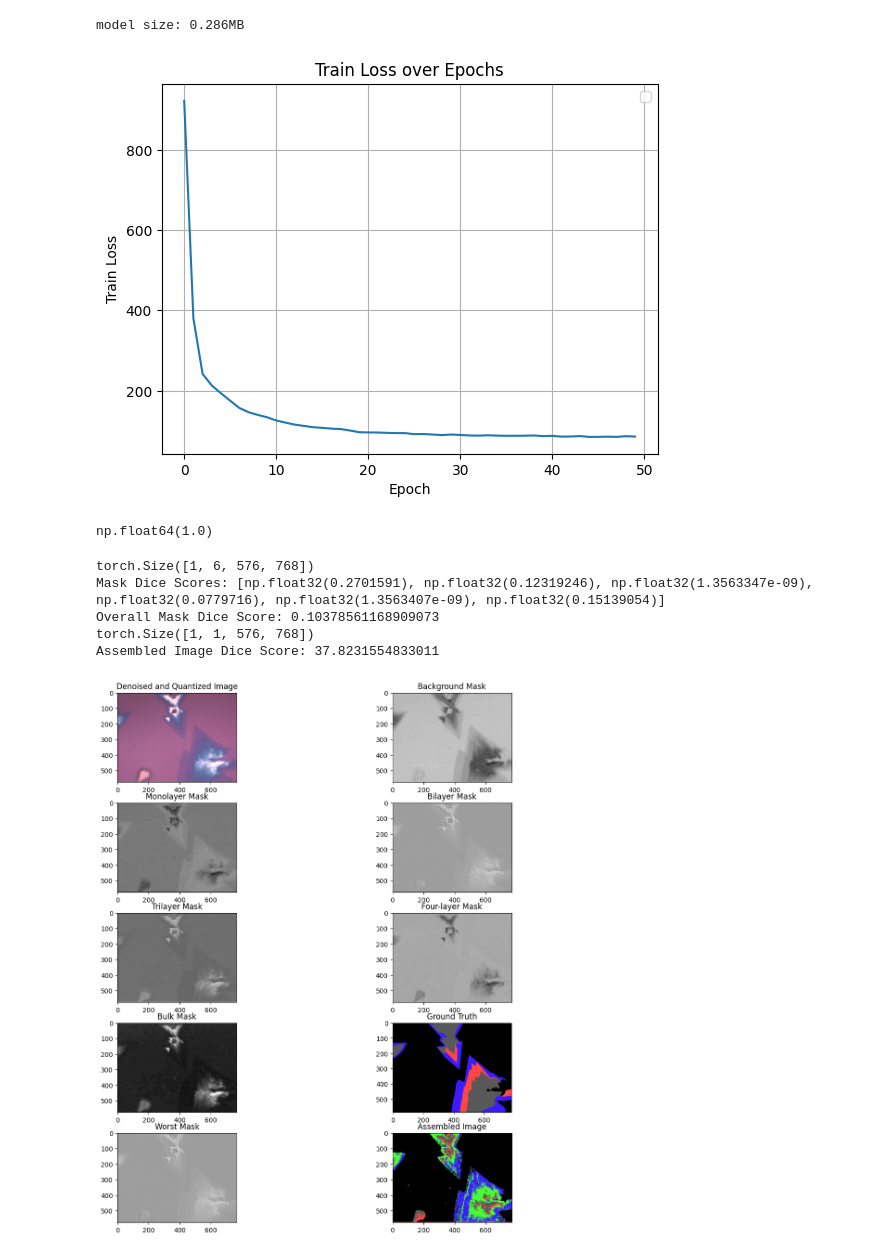
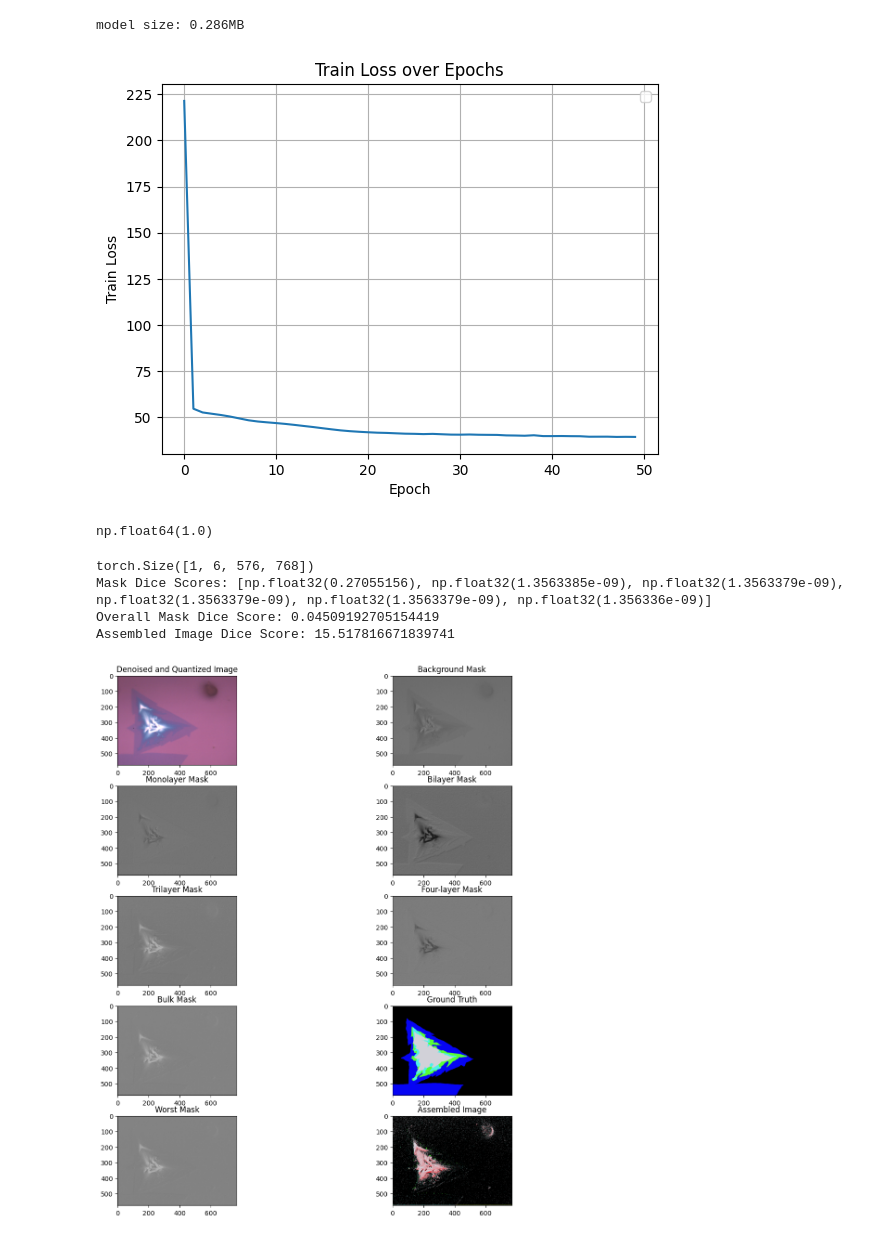
Before and after one commit to JackyL100/MoS2, a Jupyter notebook: Playground/Factorizer.ipynb, the cells around one changed output. Saved outputs shown, nothing was run; the diff lists cells and outputs as text; code cells hidden in the pictures.

Commit message:
Using new mask data

```diff
--- a/Playground/Factorizer.ipynb
+++ b/Playground/Factorizer.ipynb
@@ -25,7 +25,7 @@ from tqdm import tqdm
 import time
 from IPython.display import clear_output
 # %%
-train, test = get_dataloader('denoised', 1)
+train, test = get_dataloader('images_2', 'masks_2', 1)
 # %%
 device = torch.device('mps') if torch.backends.mps.is_available() else torch.device('cpu')
 # %%
@@ -60,6 +60,30 @@ with torch.no_grad():
 torch.Size([1, 6, 576, 768])
 torch.Size([1, 6, 288, 384])
 torch.Size([1, 6, 144, 192])
+# %%
+# color_mapping = torch.tensor([(0,0,0),(60, 28, 255),(73, 255, 52),(255, 70, 70),(7, 255, 251),(88, 88, 88)]) old mapping
+color_mapping = torch.tensor([(0,0,0), (6,4,243), (88,255,52), (255,28,36), (77,241,232), (209,209,216)])
+def assemble_image(segmented):
+    '''
+    Assemble segmented images from segmentation model's output
+
+    Args:
+        segmented (Pytorch tensor): (6,568,764) tensor that contains 6 binary masks, one for each class
+    '''
+    indices = torch.argmax(segmented, dim=1,keepdim=True)
+    return color_mapping[indices][0][0]
+
+# with torch.no_grad():
+#     img, masks, mask = next(iter(test))
+#     img = img.to(device)
+#     masks = masks.to(device)
+#     swin_factorizer.eval()
+#     output = swin_factorizer(img)
+#     soft = torch.nn.Softmax2d()
+#     output = soft(output[0])
+#     output = torch.nn.functional.normalize(output, 1, dim=1)
+#     output = output.detach().cpu()
+#     assemble_image(output)
 # %%
 def soft_dice_loss(y_pred, y_true, axis=(1, 2),
                    epsilon=0.00001):
@@ -151,7 +175,7 @@ optimizer = torch.optim.AdamW(swin_factorizer.parameters(), lr=1e-4, weight_deca
 # %%
 train_factorizer(swin_factorizer, train, factorizer_loss, optimizer, num_epochs=50)
 # %% [output]
-[figure, old version]
+[figure, new version]
 # %%
 def dice_coef(y_true, y_pred):
     y_true_f = y_true.flatten()
@@ -169,7 +193,7 @@ dice_coef(np.zeros((100,100)), np.zeros((100,100)))
 np.float64(1.0)
 # %%
 with torch.no_grad():
-    img, masks, mask = next(iter(test))
+    img, masks, mask = next(iter(train))
     img = img.to(device)
     masks = masks.to(device)
     swin_factorizer.eval()
@@ -188,36 +212,35 @@ with torch.no_grad():
     fig.set_size_inches(12,12)
     fig.tight_layout()
     axs[0,0].set_title("Denoised and Quantized Image")
     axs[0,0].imshow(img[0].detach().cpu().numpy().transpose(1,2,0) / 255.0)
     axs[0,1].set_title("Background Mask")
     # print(torch.histogram(torch.tensor(output[0][0]), bins=10))
     axs[0,1].imshow(output[0][0], cmap='gray')
     axs[1,0].set_title("Monolayer Mask")
     axs[1,0].imshow(output[0][1], cmap='gray')
     axs[1,1].set_title("Bilayer Mask")
     # print(torch.histogram(torch.tensor(output[0][2]), bins=10))
     axs[1,1].imshow(output[0][2], cmap='gray')
     axs[2,0].set_title("Trilayer Mask")
     axs[2,0].imshow(output[0][3], cmap='gray')
     axs[2,1].set_title("Four-layer Mask")
     axs[2,1].imshow(output[0][4], cmap='gray')
     axs[3,0].set_title("Bulk Mask")
     axs[3,0].imshow(output[0][5], cmap='gray')
     axs[3,1].set_title("Ground Truth")
     axs[3,1].imshow(mask[0].permute(1,2,0).detach().cpu().numpy()/255.0)
     worst_mask = output[0][np.argmin(scores)]
     corresponding_mask = masks[0][np.argmin(scores)]
     axs[4,0].set_title("Worst Mask")
     axs[4,0].imshow(worst_mask, cmap='gray')
     axs[4,1].set_title("Assembled Image")
     final_output = assemble_image(torch.tensor(output))
     axs[4,1].imshow(final_output)
-    print(f'Assembled Image Dice Score: {dice_coef(mask[0][:, 6:-6, 6:-6].detach().cpu().numpy(), final_output.detach().cpu().numpy())}')
+    print(f'Assembled Image Dice Score: {dice_coef(mask[0].detach().cpu().numpy(), final_output.detach().cpu().numpy())}')
     plt.show()
 # %% [output]
 torch.Size([1, 6, 576, 768])
-Mask Dice Scores: [np.float32(0.2701591), np.float32(0.12319246), np.float32(1.3563347e-09), np.float32(0.0779716), np.float32(1.3563407e-09), np.float32(0.15139054)]
-Overall Mask Dice Score: 0.10378561168909073
-torch.Size([1, 1, 576, 768])
-Assembled Image Dice Score: 37.8231554833011
+Mask Dice Scores: [np.float32(0.27055156), np.float32(1.3563385e-09), np.float32(1.3563379e-09), np.float32(1.3563379e-09), np.float32(1.3563379e-09), np.float32(1.356336e-09)]
+Overall Mask Dice Score: 0.04509192705154419
+Assembled Image Dice Score: 15.517816671839741
-[figure, old version]
+[figure, new version]
```
Also changed, not shown: parts of 1 cell of this notebook, 3 other files.
